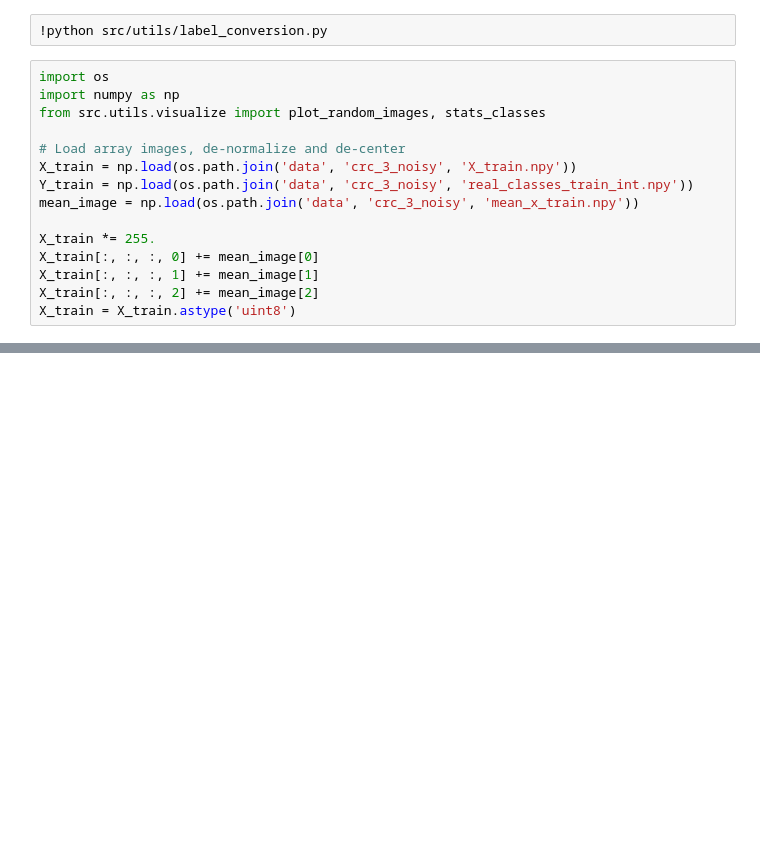
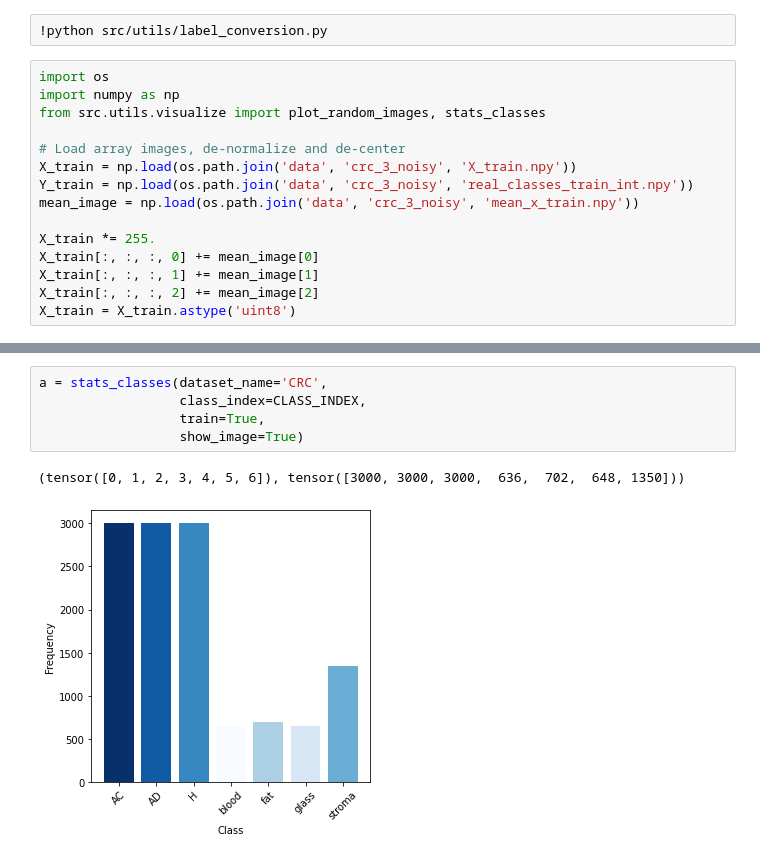
Before and after one commit to FedericoVasile1/bayesian-cnn, a Jupyter notebook: src/utils/colab_notebooks/visualizing_crc.ipynb, the cells around one changed output, grey strips where cells are left out. Cells and saved outputs as stored; diff of their text form; blank space fills up the shorter version.

```diff
--- a/src/utils/colab_notebooks/visualizing_crc.ipynb
+++ b/src/utils/colab_notebooks/visualizing_crc.ipynb
@@ -37,0 +83,8 @@ stats_classes('CRC', CLASS_INDEX, True)
+# %%
+a = stats_classes(dataset_name='CRC',
+                  class_index=CLASS_INDEX,
+                  train=True,
+                  show_image=True)
+# %% [output]
+(tensor([0, 1, 2, 3, 4, 5, 6]), tensor([3000, 3000, 3000,  636,  702,  648, 1350]))
+[figure, added]
```
Also changed, not shown: parts of 5 cells of this notebook, 2 other files.
